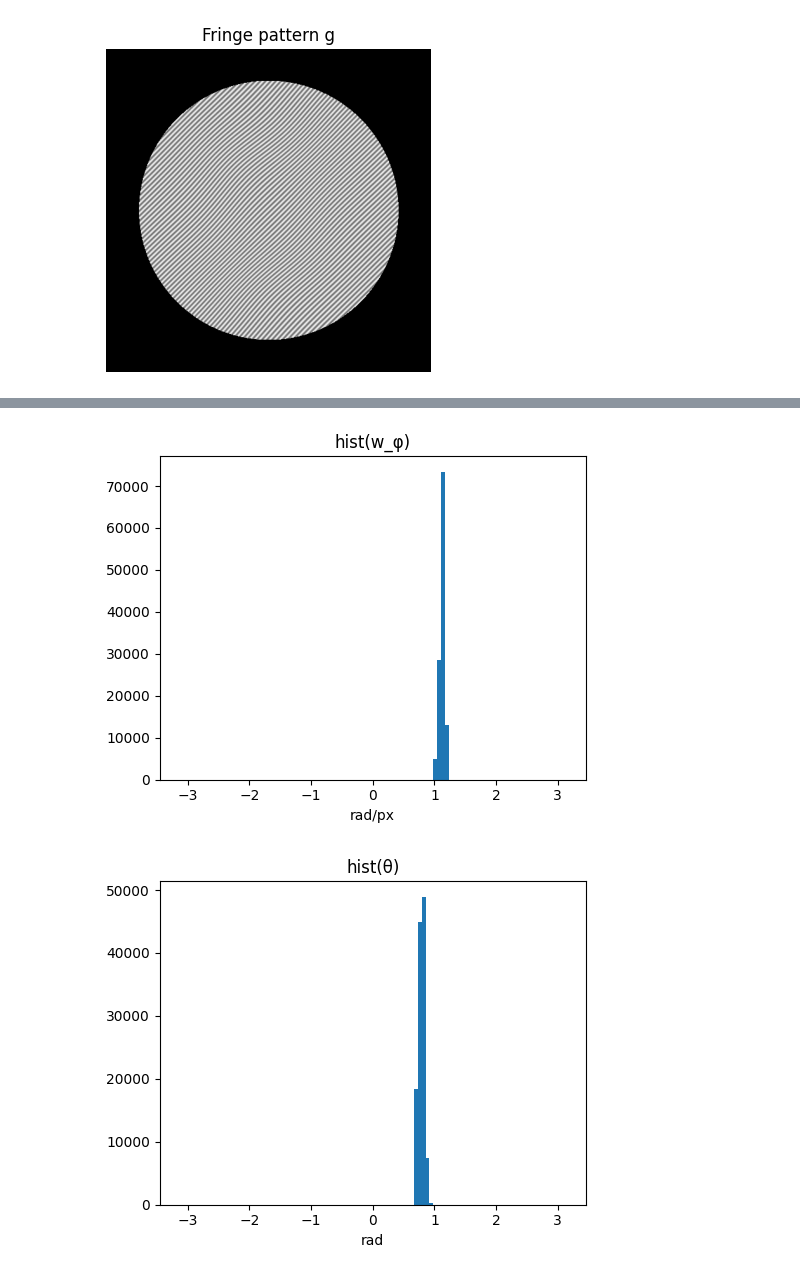
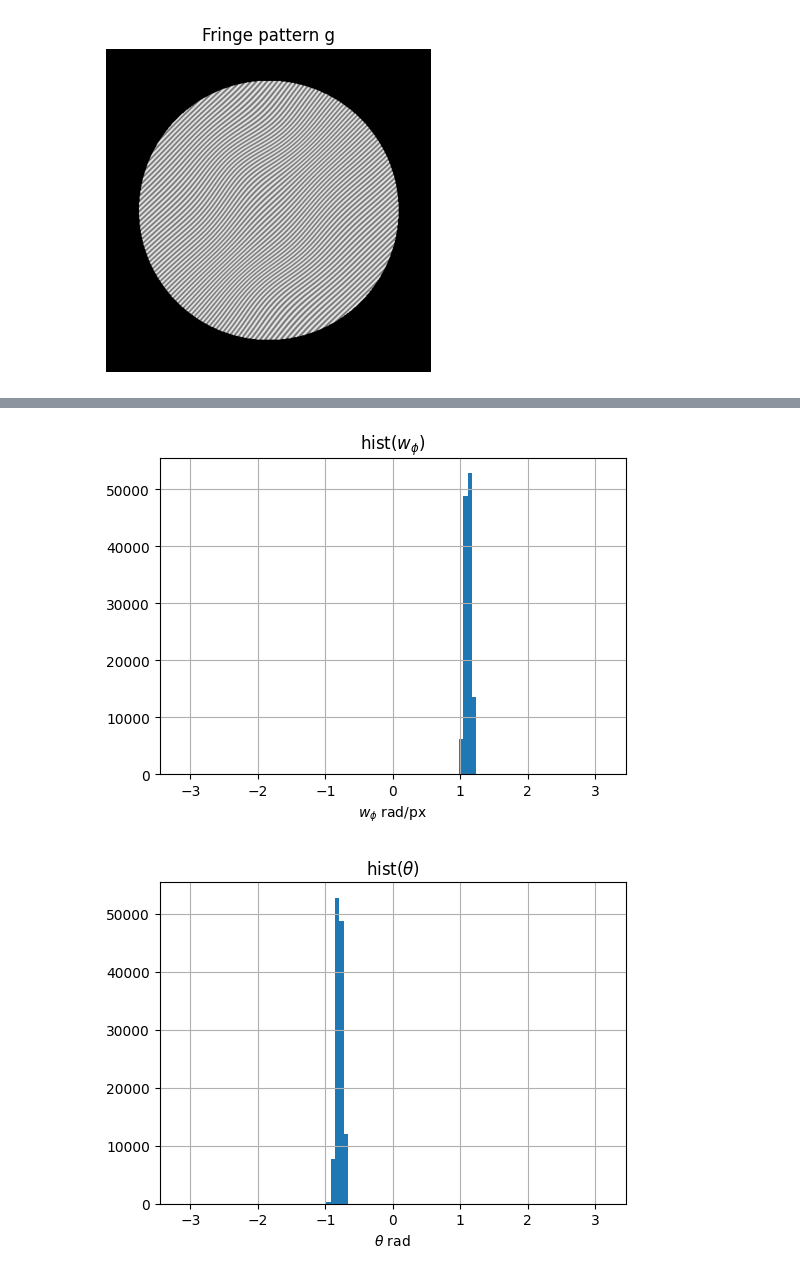
Before and after one commit to juaquiro/68_LensPMD25_INFORME-OM4M007, a Jupyter notebook: Python_src/Predict_TF_SpatialFreqs.ipynb, the cells around one changed output, grey strips where cells are left out. Saved outputs shown, nothing was run; the diff lists cells and outputs as text; code cells hidden in the pictures.

```diff
--- a/Python_src/Predict_TF_SpatialFreqs.ipynb
+++ b/Python_src/Predict_TF_SpatialFreqs.ipynb
@@ -131,8 +131,8 @@ R=0.4*NR
 M_ROI = np.abs(x + 1j*y)<R
 
 w0_x, w0_y = np.pi/4, np.pi/4
-phi = peaks(NR, NC)
-g = synth_fringe(NR, NC, w0_x, w0_y, phi, modulation=50, background=128, noise_std=2)
+psi = 2*peaks(NR, NC)
+g, w_phi, phi_x, phi_y, theta = synth_fringe(NR, NC, w0_x, w0_y, psi, modulation=50, background=128, noise_std=2, return_maps=True)
 
 plt.figure(); plt.imshow(g*M_ROI, cmap='gray'); plt.title('Fringe pattern g'); plt.axis('off'); plt.show()
 # %% [output]
@@ -143,19 +143,6 @@ plt.figure(); plt.imshow(g*M_ROI, cmap='gray'); plt.title('Fringe pattern g'); p
 dbi = DBInfo(featureName=str(featureName), patch_NR=int(patch_NR), patch_NC=int(patch_NC))
 tm = TrainedModelTF(model_path=kerasModelPath, scaler_path=scalerPath, meta_path=featureMetadataPath, DB_info=dbi)
 
-w_phi, phi_x, phi_y, theta, QM, M_proc = calc_spatial_freqs_supervised_regression_batch(
+w_phi_pred, phi_x_pred, phi_y_pred, theta_pred, QM, M_proc = calc_spatial_freqs_supervised_regression_batch(
     g, tm, feature_name=str(featureName), M_ROI=M_ROI
 )
-
-# Masks
-MNan = M_proc.copy().astype(float)
-MNan[~QM] = np.nan
-
-# Display predictions (where valid)
-fig, axs = plt.subplots(2,2, figsize=(9,7))
-im = axs[0,0].imshow(w_phi*MNan, cmap='viridis'); axs[0,0].set_title('w_φ (rad/px)'); plt.colorbar(im, ax=axs[0,0])
-im = axs[0,1].imshow(phi_x*MNan, cmap='viridis'); axs[0,1].set_title('φ_x (rad/px)'); plt.colorbar(im, ax=axs[0,1])
-im = axs[1,0].imshow(phi_y*MNan, cmap='viridis'); axs[1,0].set_title('φ_y (rad/px)'); plt.colorbar(im, ax=axs[1,0])
-im = axs[1,1].imshow(theta*MNan, cmap='twilight'); axs[1,1].set_title('θ (rad)'); plt.colorbar(im, ax=axs[1,1])
-for ax in axs.ravel(): ax.axis('off')
-plt.tight_layout(); plt.show()
@@ -164,13 +248,56 @@ plt.tight_layout(); plt.show()
 # %%
 
 # --- Histograms on valid pixels (as in MATLAB) ---
+"""
 mask = QM
 edges1 = np.linspace(-np.pi, np.pi, 100)
 
-plt.figure(); plt.hist(w_phi[mask], bins=edges1); plt.title('hist(w_φ)'); plt.xlabel('rad/px'); plt.show()
-plt.figure(); plt.hist(theta[mask], bins=edges1); plt.title('hist(θ)');   plt.xlabel('rad');    plt.show()
-plt.figure(); plt.hist(phi_x[mask], bins=edges1); plt.title('hist(φ_x)'); plt.xlabel('rad/px'); plt.show()
-plt.figure(); plt.hist(phi_y[mask], bins=edges1); plt.title('hist(φ_y)'); plt.xlabel('rad/px'); plt.show()
+plt.figure(); plt.hist(w_phi_pred[mask], bins=edges1); plt.title('hist(w_φ)'); plt.xlabel('rad/px'); plt.show()
+plt.figure(); plt.hist(theta_pred[mask], bins=edges1); plt.title('hist(θ)');   plt.xlabel('rad');    plt.show()
+plt.figure(); plt.hist(phi_x_pred[mask], bins=edges1); plt.title('hist(φ_x)'); plt.xlabel('rad/px'); plt.show()
+plt.figure(); plt.hist(phi_y_pred[mask], bins=edges1); plt.title('hist(φ_y)'); plt.xlabel('rad/px'); plt.show()
+"""
+# Logical mask like MATLAB's M_proc (nonzero -> True)
+mask = M_proc.astype(bool)
+
+# Bin edges
+histEdge1 = np.linspace(-np.pi,     np.pi,     100)
+histEdge2 = np.linspace(-np.pi / 10, np.pi / 10, 100)
+
+# ---- Ground-truth histograms (masked by M_proc) ----
+plt.figure(); plt.hist(w_phi[mask], bins=histEdge1)
+plt.title(r'hist($w_\phi$)'); plt.xlabel(r'$w_\phi$ rad/px'); plt.grid(True); plt.tight_layout()
+
+plt.figure(); plt.hist(theta[mask], bins=histEdge1)
+plt.title(r'hist($\theta$)'); plt.xlabel(r'$\theta$ rad'); plt.grid(True); plt.tight_layout()
+
+plt.figure(); plt.hist(phi_x[mask], bins=histEdge1)
+plt.title(r'hist($\phi_x$)'); plt.xlabel(r'$\phi_x$ rad/px'); plt.grid(True); plt.tight_layout()
+
+plt.figure(); plt.hist(phi_y[mask], bins=histEdge1)
+plt.title(r'hist($\phi_y$)'); plt.xlabel(r'$\phi_y$ rad/px'); plt.grid(True); plt.tight_layout()
+
+# ---- Error histograms: (GT - Pred) over the same mask ----
+err_phi_x = (phi_x - phi_x_pred)[mask]
+err_phi_y = (phi_y - phi_y_pred)[mask]
+err_w_phi = (w_phi - w_phi_pred)[mask]
+err_theta = (theta - theta_pred)[mask]
+# Optional: wrap angular error to [-pi, pi]
+# err_theta = np.angle(np.exp(1j*err_theta))
+
+plt.figure(); plt.hist(err_phi_x, bins=histEdge2)
+plt.title(r'hist(error $\phi_x$)'); plt.xlabel(r'$\phi_x$ rad/px'); plt.grid(True); plt.tight_layout()
+
+plt.figure(); plt.hist(err_phi_y, bins=histEdge2)
+plt.title(r'hist(error $\phi_y$)'); plt.xlabel(r'$\phi_y$ rad/px'); plt.grid(True); plt.tight_layout()
+
+plt.figure(); plt.hist(err_w_phi, bins=histEdge2)
+plt.title(r'hist(error $w_\phi$)'); plt.xlabel(r'$w_\phi$ rad/px'); plt.grid(True); plt.tight_layout()
+
+plt.figure(); plt.hist(err_theta, bins=histEdge2)
+plt.title(r'hist(error $\theta$)'); plt.xlabel(r'$\theta$ rad'); plt.grid(True); plt.tight_layout()
+
+plt.show()
 # %% [output]
-[figure, old version]
+[figure, new version]
-[figure, old version]
+[figure, new version]
```
Also changed, not shown: parts of 5 cells of this notebook, 1 other file.
